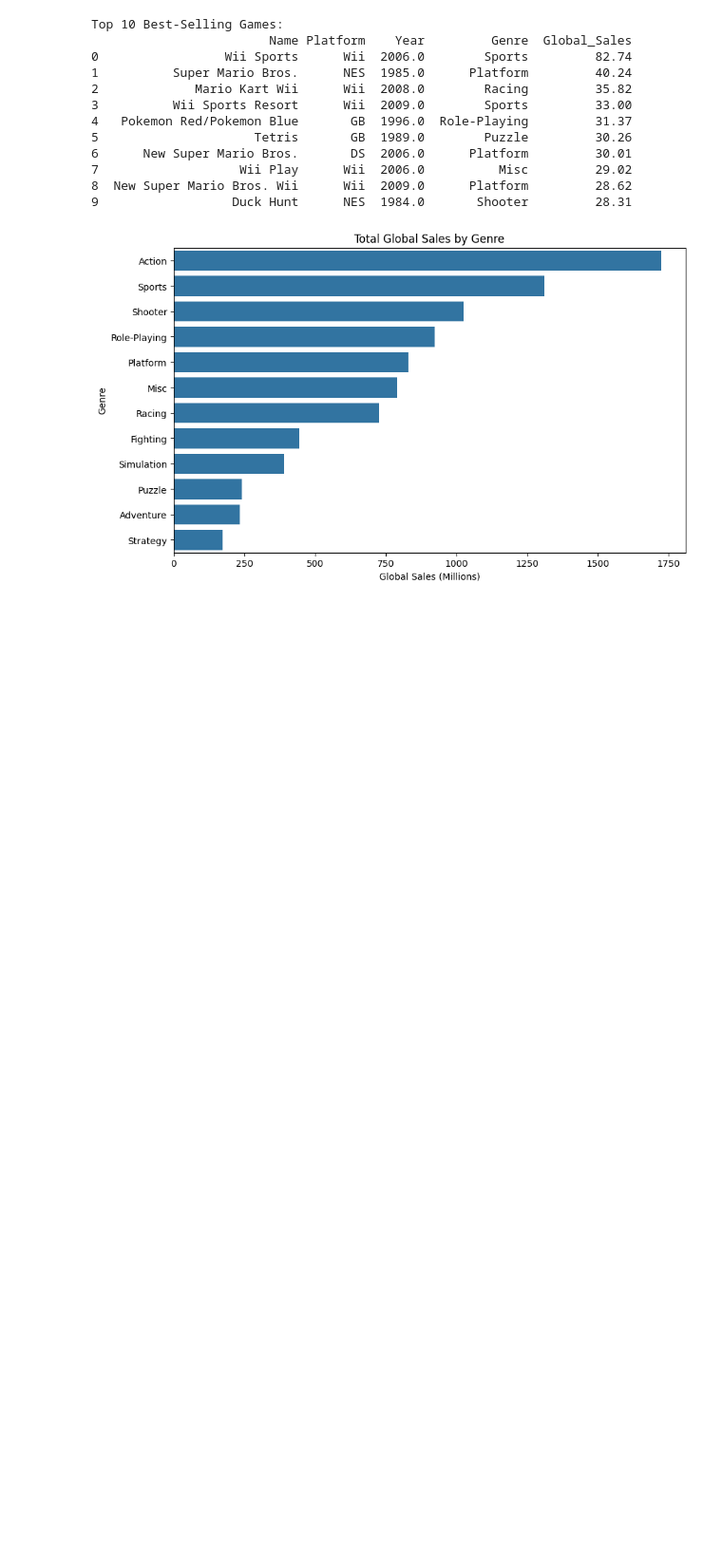
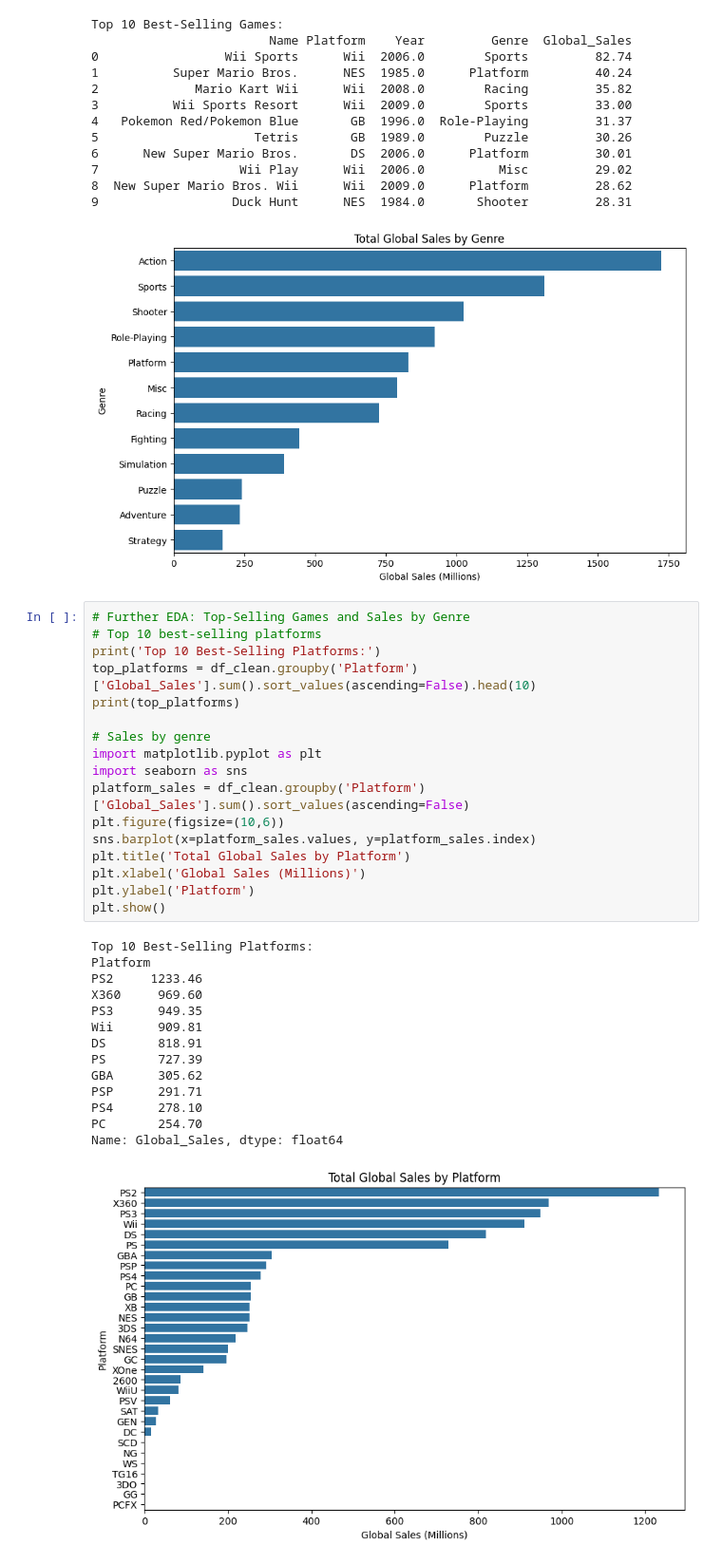
Before and after one commit to koiosi/small-data-science-project, a Jupyter notebook: video-game-sales-eda.ipynb, the cells around one changed output. Shown at 95% size. Saved outputs shown, nothing was run; the diff lists cells and outputs as text; blank space fills up the shorter version.

Commit message:
Add 2 new visualizations

```diff
--- a/video-game-sales-eda.ipynb
+++ b/video-game-sales-eda.ipynb
@@ -95,3 +95,35 @@ Top 10 Best-Selling Games:
 8  New Super Mario Bros. Wii      Wii  2009.0      Platform         28.62
 9                  Duck Hunt      NES  1984.0       Shooter         28.31
 [figure]
+# %%
+# Further EDA: Top-Selling Games and Sales by Genre
+# Top 10 best-selling platforms
+print('Top 10 Best-Selling Platforms:')
+top_platforms = df_clean.groupby('Platform')['Global_Sales'].sum().sort_values(ascending=False).head(10)
+print(top_platforms)
+
+# Sales by genre
+import matplotlib.pyplot as plt
+import seaborn as sns
+platform_sales = df_clean.groupby('Platform')['Global_Sales'].sum().sort_values(ascending=False)
+plt.figure(figsize=(10,6))
+sns.barplot(x=platform_sales.values, y=platform_sales.index)
+plt.title('Total Global Sales by Platform')
+plt.xlabel('Global Sales (Millions)')
+plt.ylabel('Platform')
+plt.show()
+# %% [output]
+Top 10 Best-Selling Platforms:
+Platform
+PS2     1233.46
+X360     969.60
+PS3      949.35
+Wii      909.81
+DS       818.91
+PS       727.39
+GBA      305.62
+PSP      291.71
+PS4      278.10
+PC       254.70
+Name: Global_Sales, dtype: float64
+[figure, added]
```
Also changed, not shown: parts of 2 cells of this notebook.
